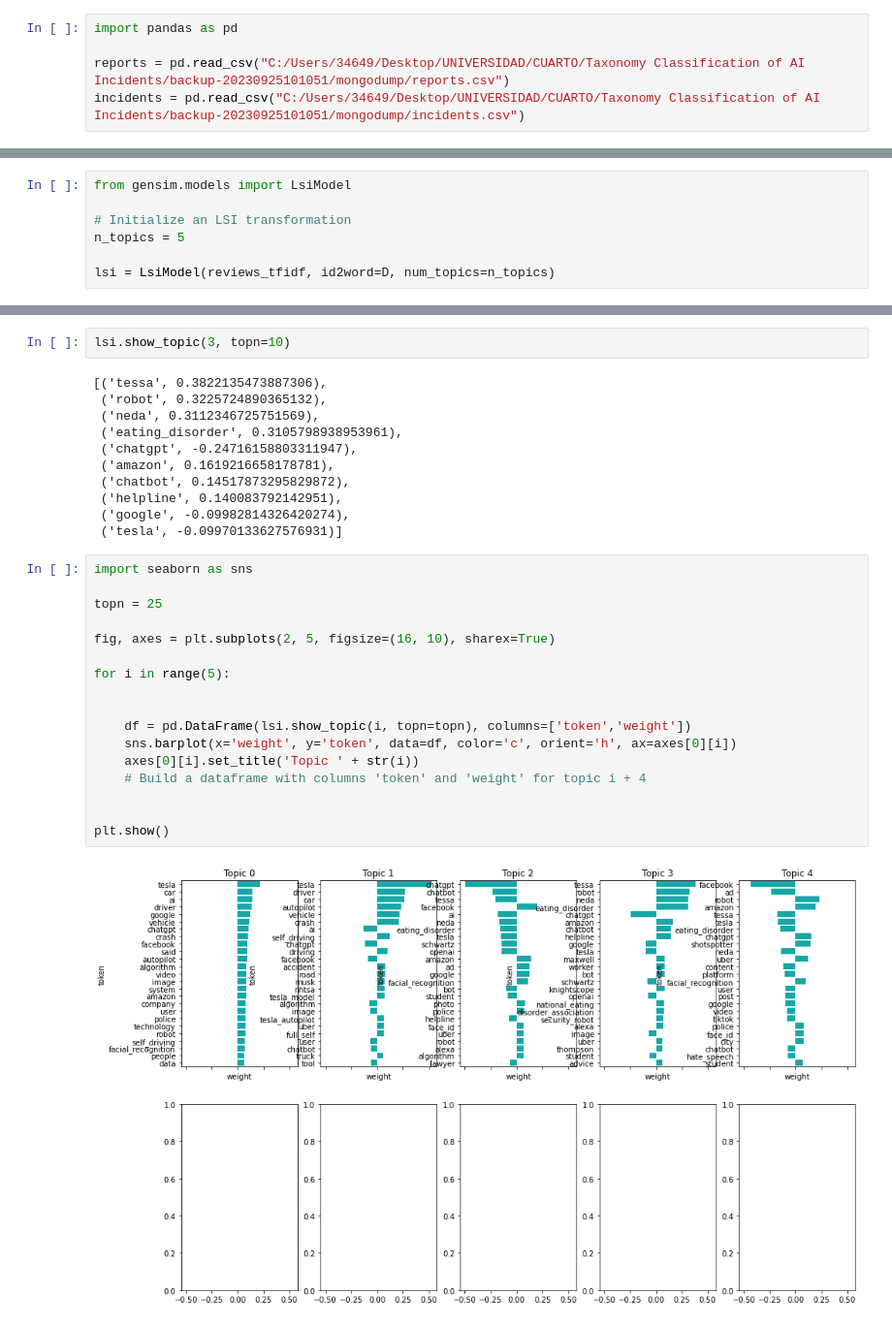
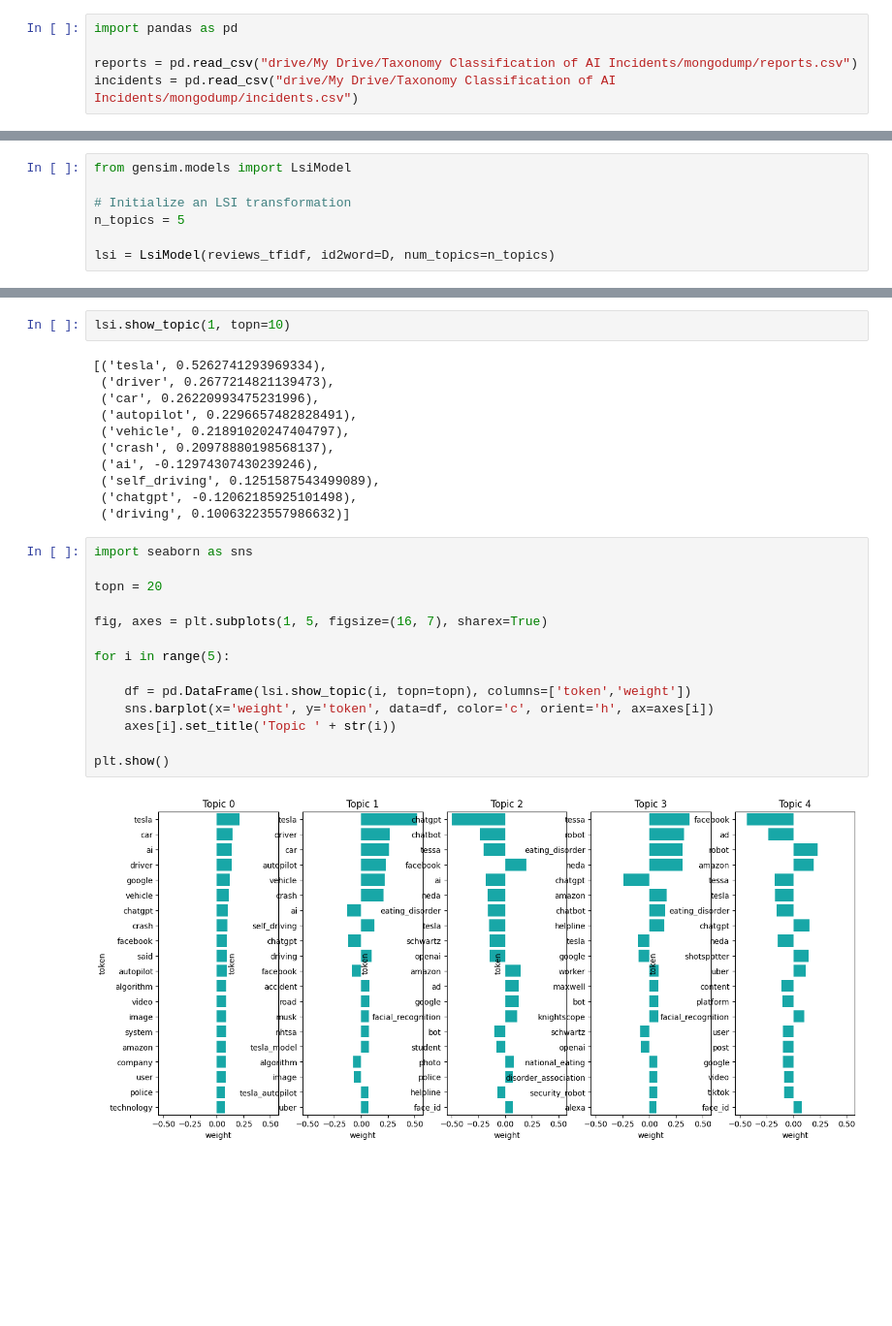
Before and after one commit to oscar-02-5/Taxonomy_Classification_AI_Incidents, a Jupyter notebook: Taxonomies_NLP.ipynb, the cells around one changed output, grey strips where cells are left out. Shown: that part at 97% size. Drawn from its saved outputs; the diff is of its cells as text; blank space fills up the shorter version.

```diff
--- a/Taxonomies_NLP.ipynb
+++ b/Taxonomies_NLP.ipynb
@@ -7,5 +14,5 @@
 # %%
 import pandas as pd
 
-reports = pd.read_csv("C:/Users/34649/Desktop/UNIVERSIDAD/CUARTO/Taxonomy Classification of AI Incidents/backup-20230925101051/mongodump/reports.csv")
-incidents = pd.read_csv("C:/Users/34649/Desktop/UNIVERSIDAD/CUARTO/Taxonomy Classification of AI Incidents/backup-20230925101051/mongodump/incidents.csv")
+reports = pd.read_csv("drive/My Drive/Taxonomy Classification of AI Incidents/mongodump/reports.csv")
+incidents = pd.read_csv("drive/My Drive/Taxonomy Classification of AI Incidents/mongodump/incidents.csv")
@@ -401,32 +449,29 @@ lsi.show_topics(num_topics=-1, num_words=10, log=False, formatted=True)
 # %%
-lsi.show_topic(3, topn=10)
+lsi.show_topic(1, topn=10)
 # %% [output]
-[('tessa', 0.3822135473887306),
- ('robot', 0.3225724890365132),
- ('neda', 0.3112346725751569),
- ('eating_disorder', 0.3105798938953961),
- ('chatgpt', -0.24716158803311947),
- ('amazon', 0.1619216658178781),
- ('chatbot', 0.14517873295829872),
- ('helpline', 0.140083792142951),
- ('google', -0.09982814326420274),
- ('tesla', -0.09970133627576931)]
+[('tesla', 0.5262741293969334),
+ ('driver', 0.2677214821139473),
+ ('car', 0.26220993475231996),
+ ('autopilot', 0.2296657482828491),
+ ('vehicle', 0.21891020247404797),
+ ('crash', 0.20978880198568137),
+ ('ai', -0.12974307430239246),
+ ('self_driving', 0.1251587543499089),
+ ('chatgpt', -0.12062185925101498),
+ ('driving', 0.10063223557986632)]
 # %%
 import seaborn as sns
 
-topn = 25
+topn = 20
 
-fig, axes = plt.subplots(2, 5, figsize=(16, 10), sharex=True)
+fig, axes = plt.subplots(1, 5, figsize=(16, 7), sharex=True)
 
 for i in range(5):
 
-
     df = pd.DataFrame(lsi.show_topic(i, topn=topn), columns=['token','weight'])
-    sns.barplot(x='weight', y='token', data=df, color='c', orient='h', ax=axes[0][i])
-    axes[0][i].set_title('Topic ' + str(i))
-    # Build a dataframe with columns 'token' and 'weight' for topic i + 4
-
+    sns.barplot(x='weight', y='token', data=df, color='c', orient='h', ax=axes[i])
+    axes[i].set_title('Topic ' + str(i))
 
 plt.show()
 # %% [output]
-[figure, old version]
+[figure, new version]
```
Also changed, not shown: parts of 53 cells of this notebook.
